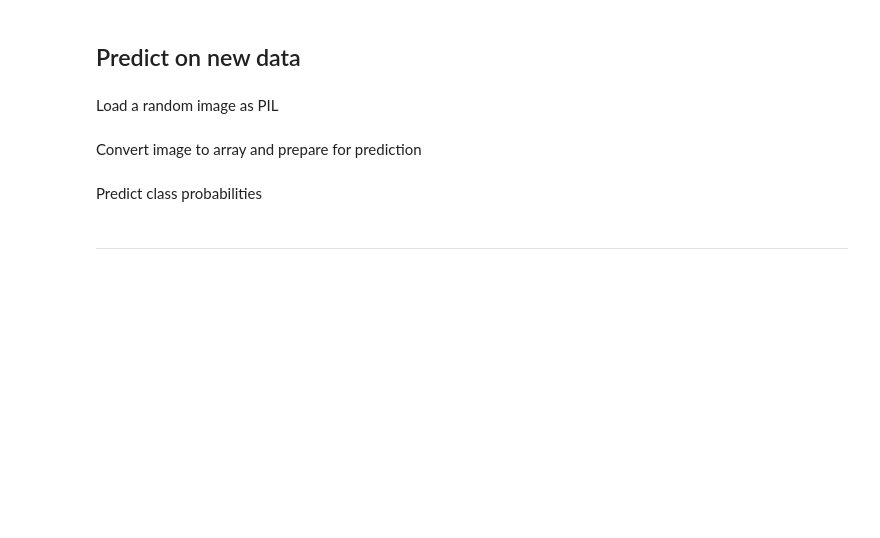
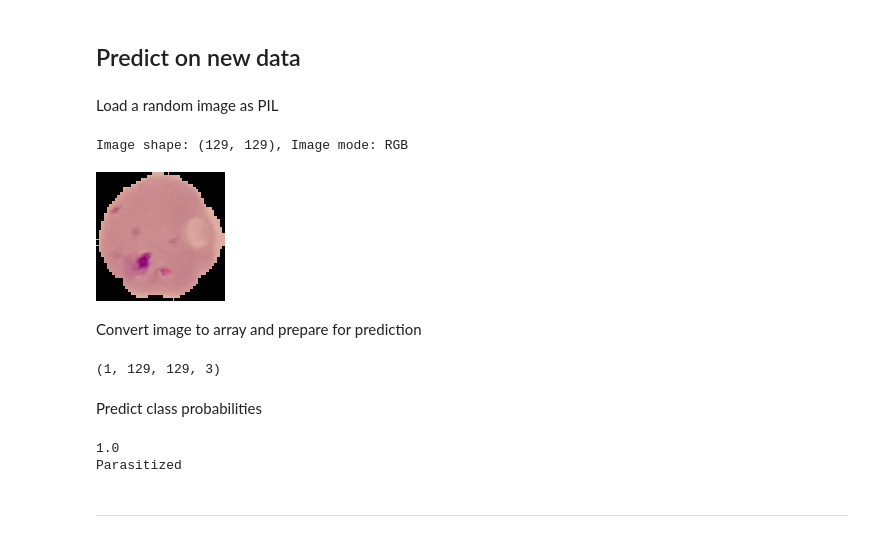
Before and after one commit to Danpr1984/WalkthroughProject01, a Jupyter notebook: jupyter_notebooks/03 - Modelling and Evaluating.ipynb, the cells around one changed output. Saved outputs shown, nothing was run; the diff lists cells and outputs as text; code cells hidden in the pictures; blank space fills up the shorter version.

Commit message:
Add new plots

```diff
--- a/jupyter_notebooks/03 - Modelling and Evaluating.ipynb
+++ b/jupyter_notebooks/03 - Modelling and Evaluating.ipynb
@@ -394,19 +390,24 @@ Load a random image as PIL
 # %%
 from tensorflow.keras.preprocessing import image
 
 pointer = 66
-label = labels[1] # select Uninfected or Parasitized
+label = labels[0] # select Uninfected or Parasitized
 
 pil_image = image.load_img(test_path + '/'+ label + '/'+ os.listdir(test_path+'/'+ label)[pointer],
                           target_size=image_shape, color_mode='rgb')
 print(f'Image shape: {pil_image.size}, Image mode: {pil_image.mode}')
 pil_image
+# %% [output]
+Image shape: (129, 129), Image mode: RGB
+[figure, added]
 # %% [markdown]
 Convert image to array and prepare for prediction
 # %%
 my_image = image.img_to_array(pil_image)
 my_image = np.expand_dims(my_image, axis=0)
 print(my_image.shape)
+# %% [output]
+(1, 129, 129, 3)
 # %% [markdown]
 Predict class probabilities
 # %%
@@ -419,6 +420,9 @@ if pred_class == target_map[0]: pred_proba = 1 - pred_proba
 
 print(pred_proba)
 print(pred_class)
+# %% [output]
+1.0
+Parasitized
 # %% [markdown]
 ---
 # %% [markdown]
```
Also changed, not shown: parts of 5 cells of this notebook.
